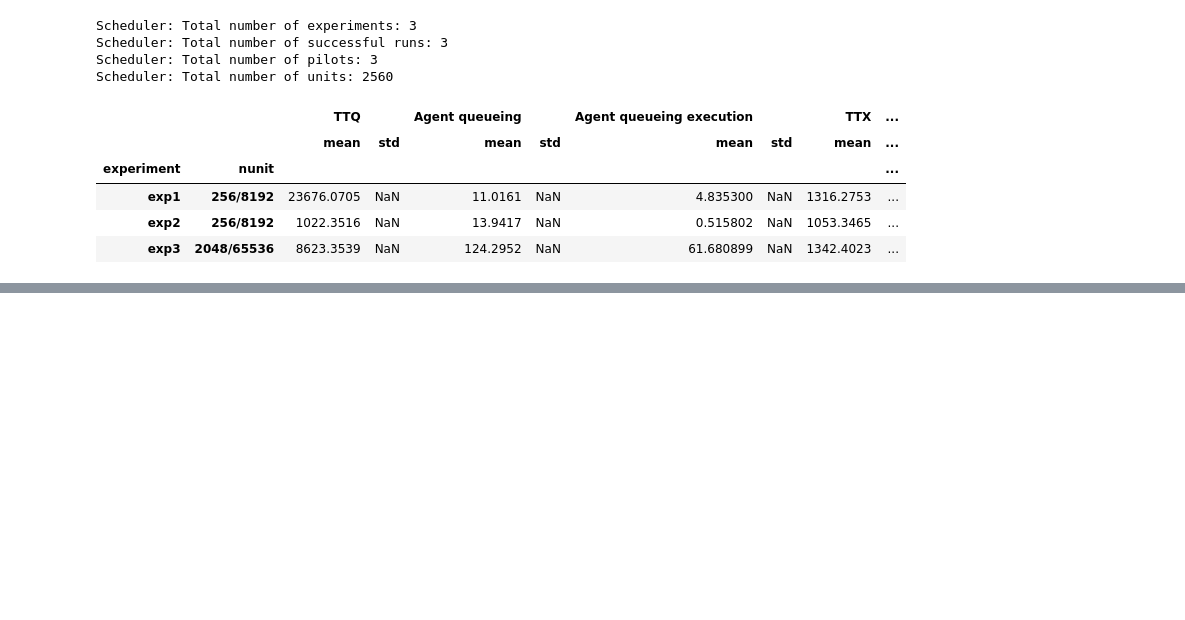
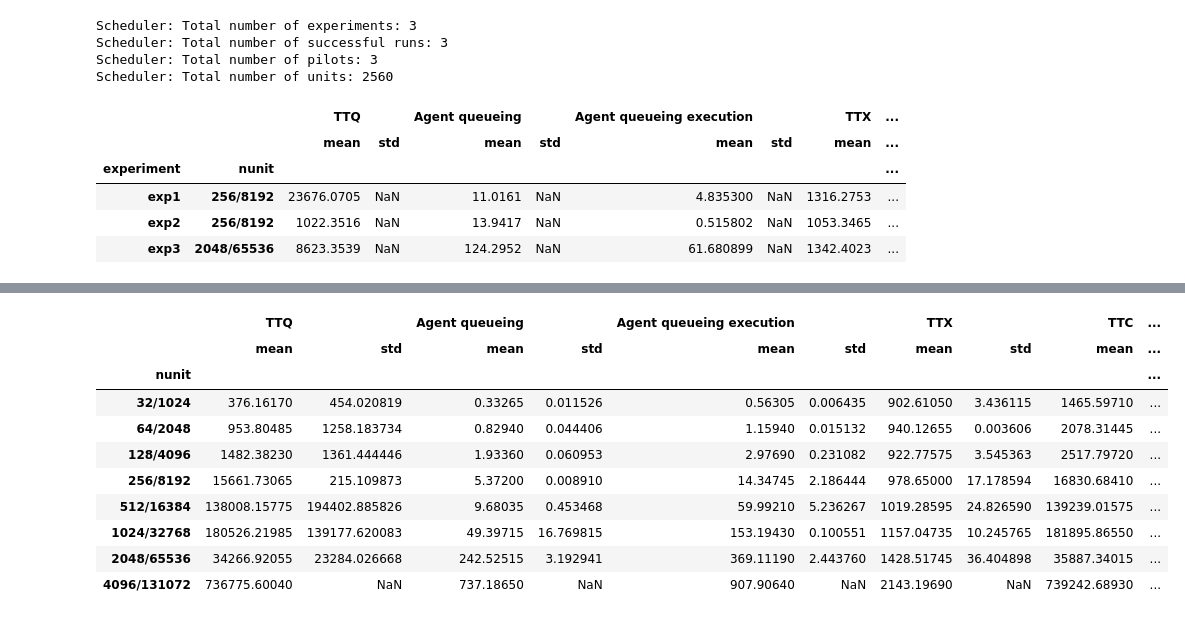
Before and after one commit to radical-experiments/rp.paper, a Jupyter notebook: analysis/rp_paper_scheduler_experiments.ipynb, the cells around one changed output, grey strips where cells are left out. Cells and saved outputs as stored; diff of their text form; code cells hidden in the pictures; blank space fills up the shorter version.

```diff
--- a/analysis/rp_paper_scheduler_experiments.ipynb
+++ b/analysis/rp_paper_scheduler_experiments.ipynb
@@ -125,0 +57,30 @@ conflicting time sync for update.0.prof                                 (titan-b
+# %%
+sws = sws_sessions[
+    ['nunit','TTC','P_LRMS_QUEUING','U_AGENT_QUEUING','U_AGENT_SCHEDULING','U_AGENT_QUEUING_EXEC','U_AGENT_EXECUTING']
+        ].groupby(['nunit']).aggregate(
+                {'TTC'                 : ['mean','std'],
+                 'P_LRMS_QUEUING'      : ['mean','std'],
+                 'U_AGENT_QUEUING'     : ['mean','std'],
+                 'U_AGENT_SCHEDULING'  : ['mean','std'],
+                 'U_AGENT_QUEUING_EXEC': ['mean','std'],
+                 'U_AGENT_EXECUTING'   : ['mean','std']})
+
+sws.rename({'P_LRMS_QUEUING'      :'TTQ'}, axis='columns', inplace=True)
+sws.rename({'U_AGENT_QUEUING'     :'Agent queueing'}, axis='columns', inplace=True)
+sws.rename({'U_AGENT_SCHEDULING'  :'Agent scheduling'}, axis='columns', inplace=True)
+sws.rename({'U_AGENT_QUEUING_EXEC':'Agent queueing execution'}, axis='columns', inplace=True)
+sws.rename({'U_AGENT_EXECUTING'   :'TTX'}, axis='columns', inplace=True)
+sws.rename(index={i: '%s/%s' % (i, i*32) for i in sws.index.get_values()}, inplace=True)
+sws
+# %% [output]
+|  | TTQ |  | Agent queueing |  | Agent queueing execution |  | TTX |  | TTC | ... |
+|  | mean | std | mean | std | mean | std | mean | std | mean | ... |
+| nunit |  |  |  |  |  |  |  |  |  | ... |
+| 32/1024 | 376.16170 | 454.020819 | 0.33265 | 0.011526 | 0.56305 | 0.006435 | 902.61050 | 3.436115 | 1465.59710 | ... |
+| 64/2048 | 953.80485 | 1258.183734 | 0.82940 | 0.044406 | 1.15940 | 0.015132 | 940.12655 | 0.003606 | 2078.31445 | ... |
+| 128/4096 | 1482.38230 | 1361.444446 | 1.93360 | 0.060953 | 2.97690 | 0.231082 | 922.77575 | 3.545363 | 2517.79720 | ... |
+| 256/8192 | 15661.73065 | 215.109873 | 5.37200 | 0.008910 | 14.34745 | 2.186444 | 978.65000 | 17.178594 | 16830.68410 | ... |
+| 512/16384 | 138008.15775 | 194402.885826 | 9.68035 | 0.453468 | 59.99210 | 5.236267 | 1019.28595 | 24.826590 | 139239.01575 | ... |
+| 1024/32768 | 180526.21985 | 139177.620083 | 49.39715 | 16.769815 | 153.19430 | 0.100551 | 1157.04735 | 10.245765 | 181895.86550 | ... |
+| 2048/65536 | 34266.92055 | 23284.026668 | 242.52515 | 3.192941 | 369.11190 | 2.443760 | 1428.51745 | 36.404898 | 35887.34015 | ... |
+| 4096/131072 | 736775.60040 | NaN | 737.18650 | NaN | 907.90640 | NaN | 2143.19690 | NaN | 739242.68930 | ... |
```
Also changed, not shown: parts of 8 cells of this notebook, 1 other file.
